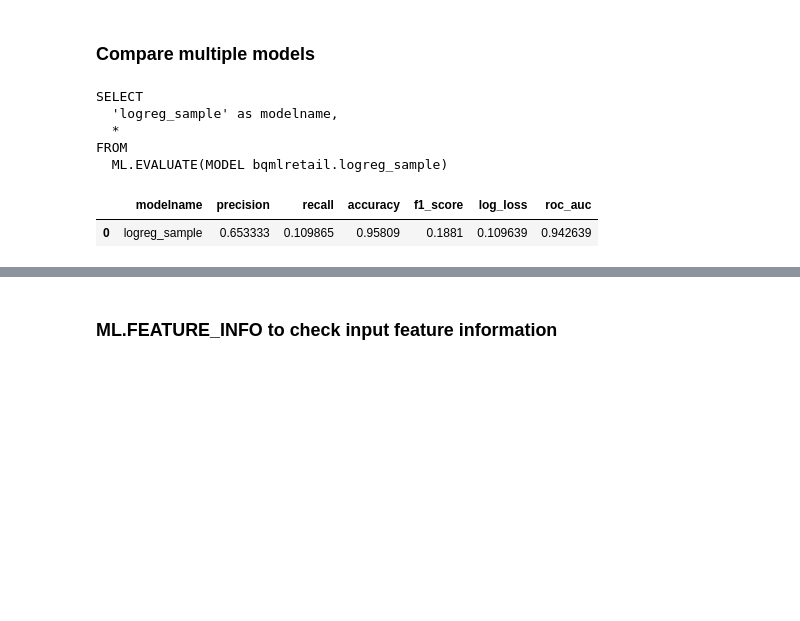
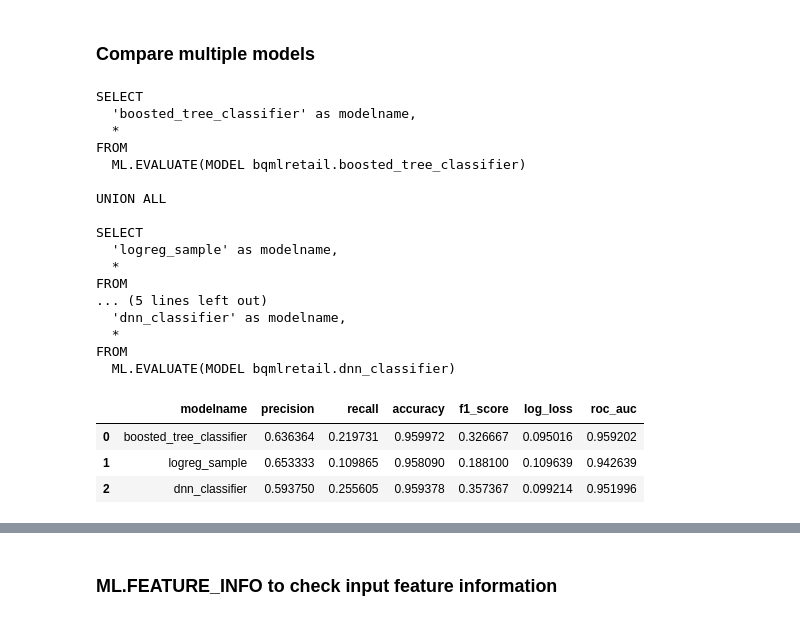
Before and after one commit to guedes-joaofelipe/online-retail-store, a Jupyter notebook: google_analytics_sample_bqml_python.ipynb, the cells around one changed output, grey strips where cells are left out. Saved outputs shown, nothing was run; the diff lists cells and outputs as text; code cells hidden in the pictures; blank space fills up the shorter version.

```diff
--- a/google_analytics_sample_bqml_python.ipynb
+++ b/google_analytics_sample_bqml_python.ipynb
@@ -519,26 +481,40 @@ FROM
 # %% [markdown]
 ### Compare multiple models
 # %%
-MODEL_LIST = ["logreg_sample",
+MODEL_LIST = ["boosted_tree_classifier", "logreg_sample", "dnn_classifier"
               ] #change or add models here
 
 sql_modeleval_list = [f"SELECT \n  '{modelname}' as modelname, \n  * \nFROM \n  ML.EVALUATE(MODEL {DATASET_ID}.{modelname})"
                       for modelname
                       in MODEL_LIST]
 
 sql_compare_evaluation = "\n\nUNION ALL\n\n".join(sql_modeleval_list)
 
 print(sql_compare_evaluation)
 
 bq_query(sql_compare_evaluation)
 # %% [output]
+SELECT
+  'boosted_tree_classifier' as modelname,
+  *
+FROM
+  ML.EVALUATE(MODEL bqmlretail.boosted_tree_classifier)
+
+UNION ALL
+
 SELECT
   'logreg_sample' as modelname,
   *
 FROM
-  ML.EVALUATE(MODEL bqmlretail.logreg_sample)
+... (5 lines left out)
+  'dnn_classifier' as modelname,
+  *
+FROM
+  ML.EVALUATE(MODEL bqmlretail.dnn_classifier)
 |  | modelname | precision | recall | accuracy | f1_score | log_loss | roc_auc |
-| 0 | logreg_sample | 0.653333 | 0.109865 | 0.95809 | 0.1881 | 0.109639 | 0.942639 |
+| 0 | boosted_tree_classifier | 0.636364 | 0.219731 | 0.959972 | 0.326667 | 0.095016 | 0.959202 |
+| 1 | logreg_sample | 0.653333 | 0.109865 | 0.958090 | 0.188100 | 0.109639 | 0.942639 |
+| 2 | dnn_classifier | 0.593750 | 0.255605 | 0.959378 | 0.357367 | 0.099214 | 0.951996 |
 # %% [markdown]
 <a id="featinfo"></a>
 # %% [markdown]
```
Also changed, not shown: parts of 13 cells of this notebook.
